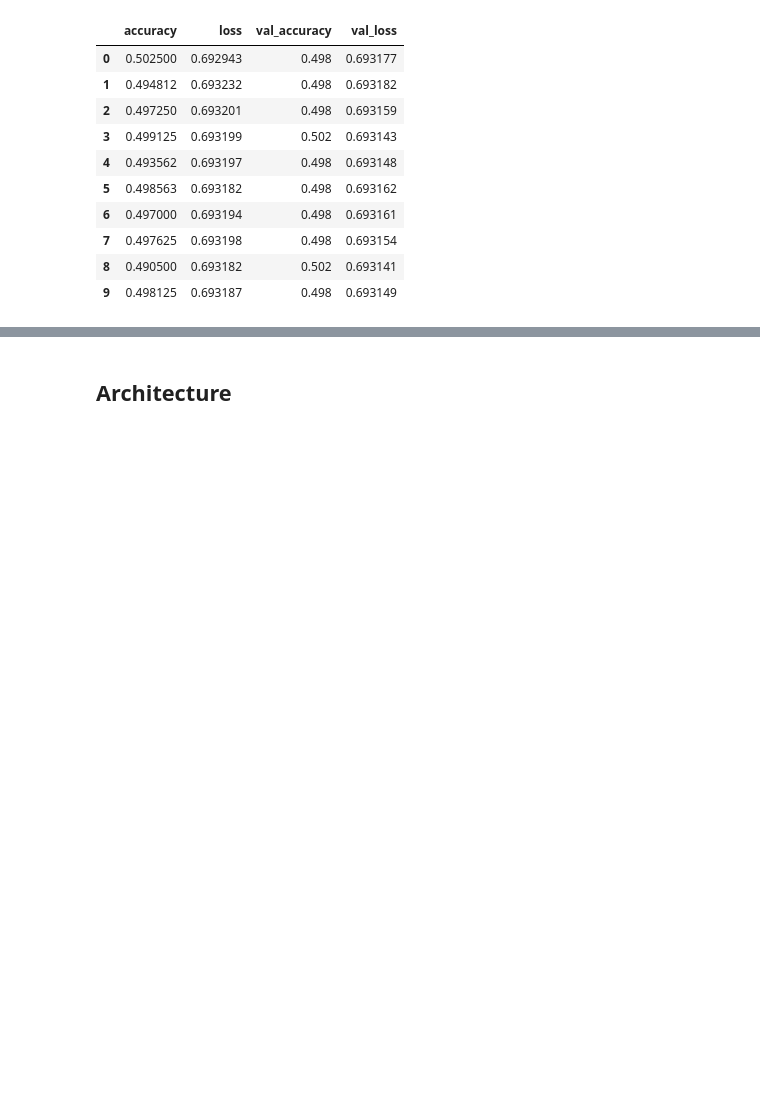
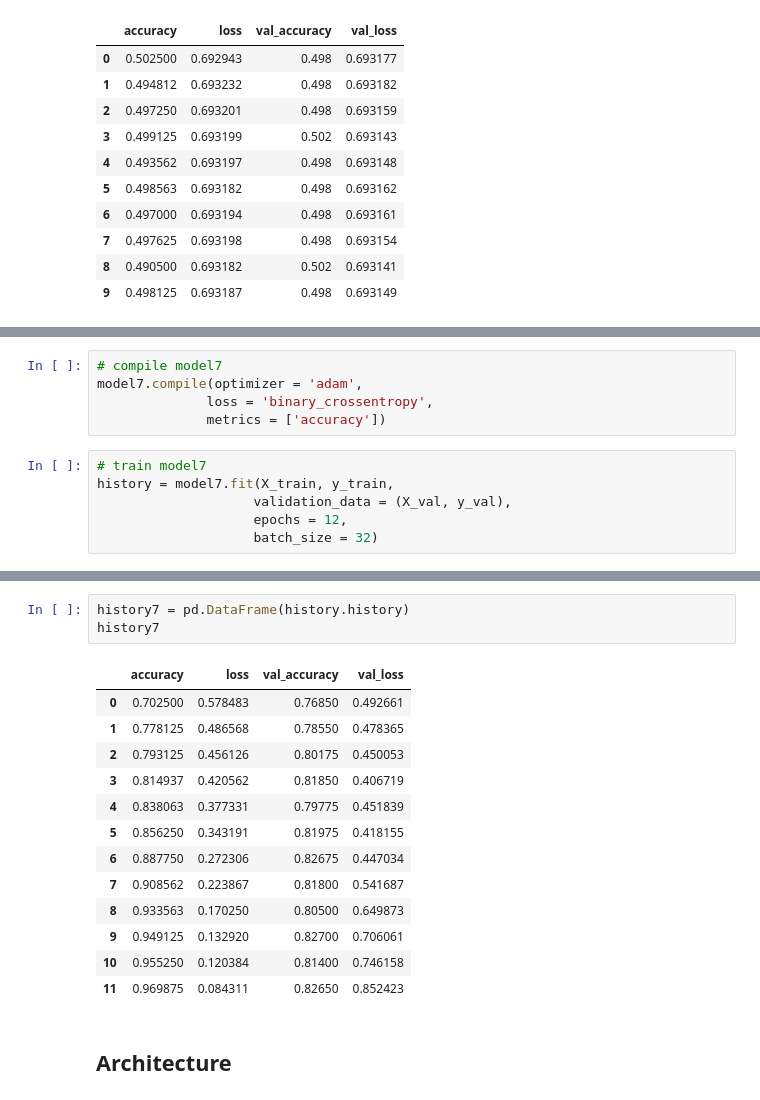
Before and after one commit to FleaBusyBeeBergs/dtsa5511-cnn-cancer-detection, a Jupyter notebook: cnn-cancer-detection.ipynb, the cells around one changed output, grey strips where cells are left out. Cells and saved outputs as stored; diff of their text form; blank space fills up the shorter version.

```diff
--- a/cnn-cancer-detection.ipynb
+++ b/cnn-cancer-detection.ipynb
@@ -568,0 +700,11 @@ history5
+# %%
+# compile model7
+model7.compile(optimizer = 'adam',
+              loss = 'binary_crossentropy',
+              metrics = ['accuracy'])
+# %%
+# train model7
+history = model7.fit(X_train, y_train,
+                    validation_data = (X_val, y_val),
+                    epochs = 12,
+                    batch_size = 32)
@@ -569,3 +729,20 @@ history5
+# %%
+history7 = pd.DataFrame(history.history)
+history7
+# %% [output]
+|  | accuracy | loss | val_accuracy | val_loss |
+| 0 | 0.702500 | 0.578483 | 0.76850 | 0.492661 |
+| 1 | 0.778125 | 0.486568 | 0.78550 | 0.478365 |
+| 2 | 0.793125 | 0.456126 | 0.80175 | 0.450053 |
+| 3 | 0.814937 | 0.420562 | 0.81850 | 0.406719 |
+| 4 | 0.838063 | 0.377331 | 0.79775 | 0.451839 |
+| 5 | 0.856250 | 0.343191 | 0.81975 | 0.418155 |
+| 6 | 0.887750 | 0.272306 | 0.82675 | 0.447034 |
+| 7 | 0.908562 | 0.223867 | 0.81800 | 0.541687 |
+| 8 | 0.933563 | 0.170250 | 0.80500 | 0.649873 |
+| 9 | 0.949125 | 0.132920 | 0.82700 | 0.706061 |
+| 10 | 0.955250 | 0.120384 | 0.81400 | 0.746158 |
+| 11 | 0.969875 | 0.084311 | 0.82650 | 0.852423 |
 # %% [markdown]
 ## Architecture
 # %% [markdown]
```
Also changed, not shown: parts of 12 cells of this notebook.
